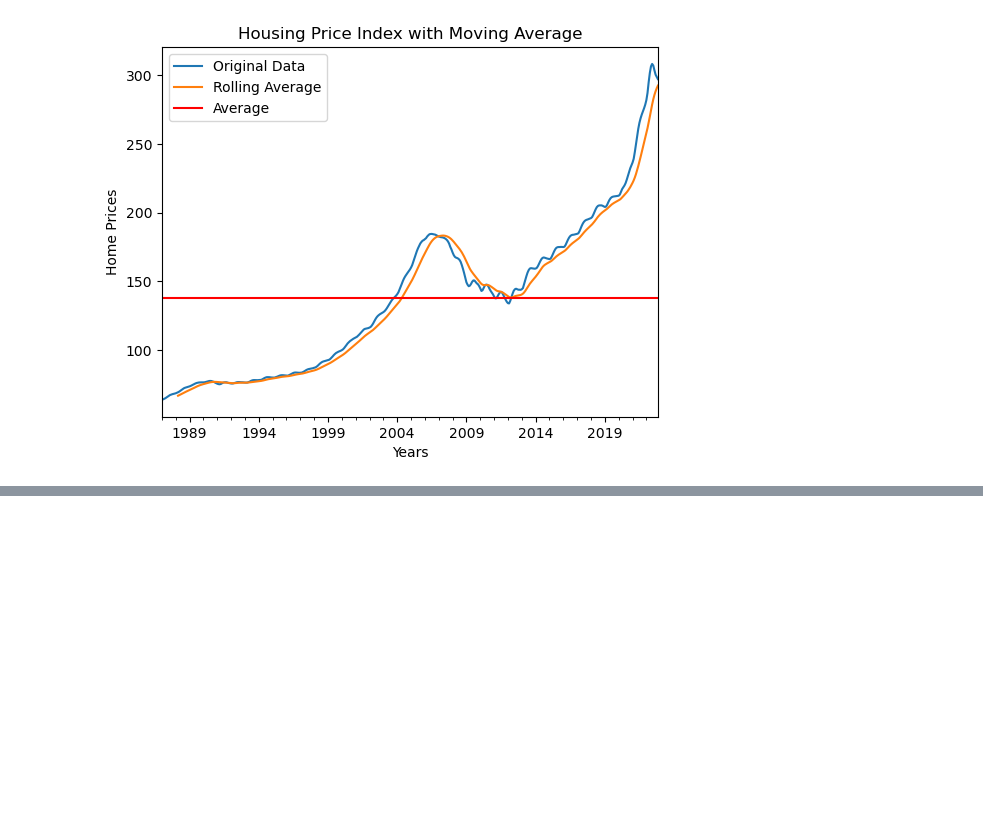
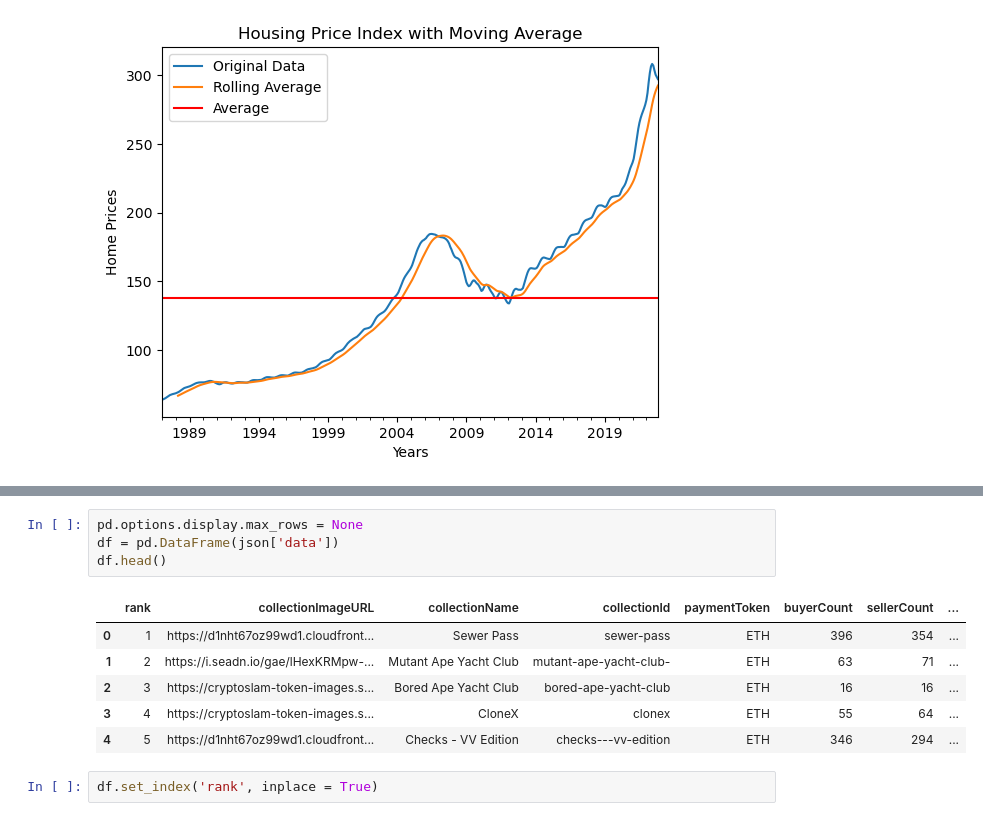
Before and after one commit to nicolas-angarita/time-series-exercises, a Jupyter notebook: fred_api.ipynb, the cells around one changed output, grey strips where cells are left out. Cells and saved outputs as stored; diff of their text form; blank space fills up the shorter version.

```diff
--- a/fred_api.ipynb
+++ b/fred_api.ipynb
@@ -139,0 +179,13 @@ plt.show()
+# %%
+pd.options.display.max_rows = None
+df = pd.DataFrame(json['data'])
+df.head()
+# %% [output]
+|  | rank | collectionImageURL | collectionName | collectionId | paymentToken | buyerCount | sellerCount | ... |
+| 0 | 1 | https://d1nht67oz99wd1.cloudfront... | Sewer Pass | sewer-pass | ETH | 396 | 354 | ... |
+| 1 | 2 | https://i.seadn.io/gae/lHexKRMpw-... | Mutant Ape Yacht Club | mutant-ape-yacht-club- | ETH | 63 | 71 | ... |
+| 2 | 3 | https://cryptoslam-token-images.s... | Bored Ape Yacht Club | bored-ape-yacht-club | ETH | 16 | 16 | ... |
+| 3 | 4 | https://cryptoslam-token-images.s... | CloneX | clonex | ETH | 55 | 64 | ... |
+| 4 | 5 | https://d1nht67oz99wd1.cloudfront... | Checks - VV Edition | checks---vv-edition | ETH | 346 | 294 | ... |
+# %%
+df.set_index('rank', inplace = True)
```
Also changed, not shown: parts of 8 cells of this notebook, 4 other files.
